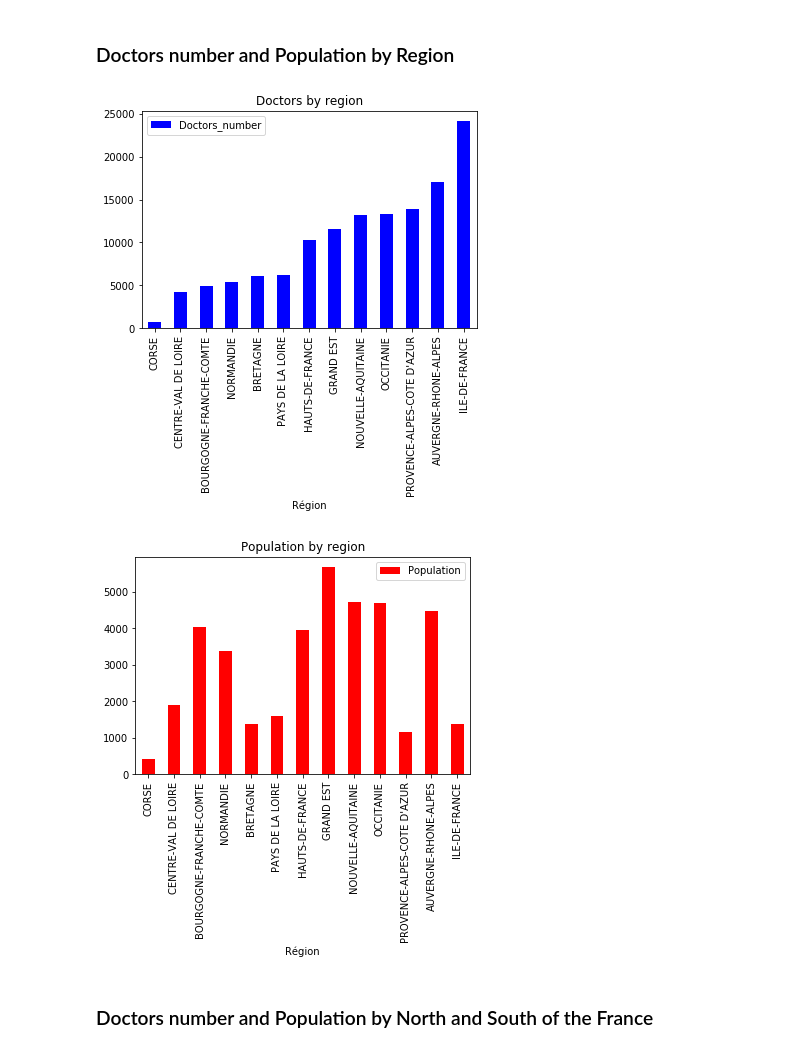
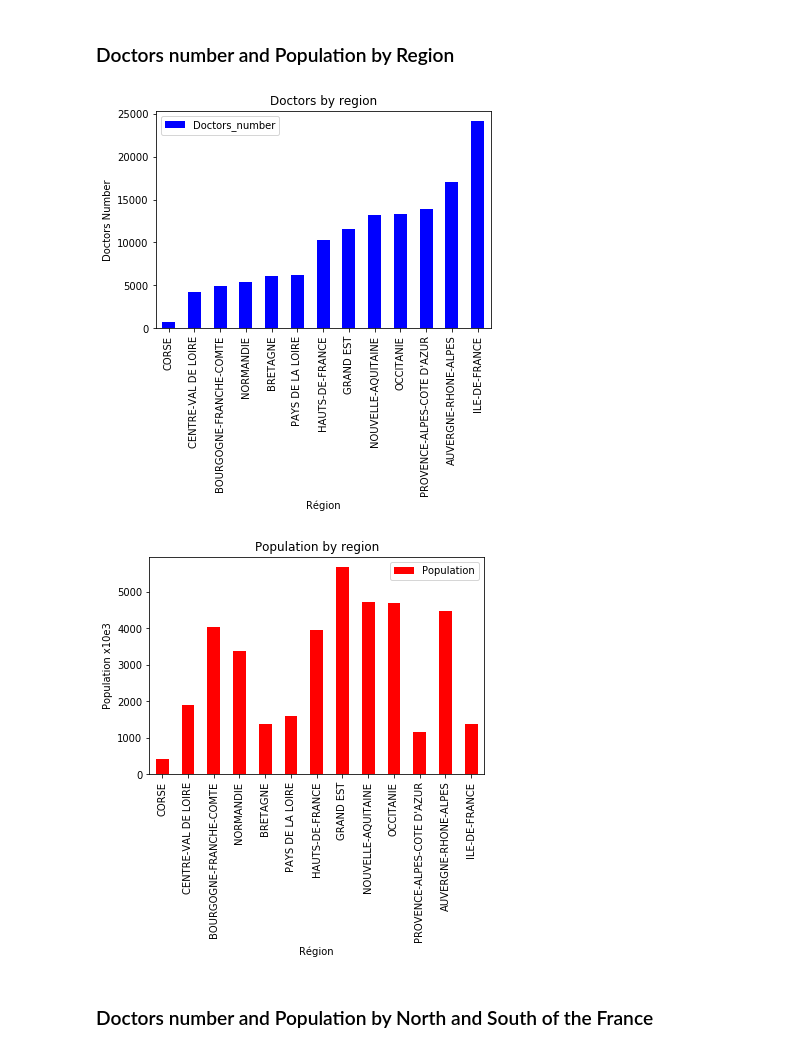
Before and after one commit to DianeDrl/Capstone-Project-1, a Jupyter notebook: Capstone Project 1.ipynb, the cells around one changed output. Cells and saved outputs as stored; diff of their text form; code cells hidden in the pictures.

```diff
--- a/Capstone Project 1.ipynb
+++ b/Capstone Project 1.ipynb
@@ -180,7 +180,7 @@ See the caveats in the documentation: http://pandas.pydata.org/pandas-docs/stabl
 # %%
 # Groupby population and zip code
-Groupby_zipcode=Municipalities.groupby('Code_postal')[['POPULATION']].sum()
-Groupby_zipcode.columns=['Population_Zipcode']
+Groupby_zipcode=Municipalities.groupby('Code_postal')[['POPULATION','SUPERFICIE']].sum()
+Groupby_zipcode.columns=['Population_Zipcode','SurfaceArea_Zipcode']
 # %%
 # Merging 'Population_Zipcode' with Municipalities
 Municipalities=pd.merge(Municipalities,Groupby_zipcode,left_on=['Code_postal'],right_on=['Code_postal'],how='left')
@@ -249,25 +333,16 @@ memory usage: 46.2+ MB
 # %% [markdown]
 ### Doctors number and Population by Region
 # %%
-# Groupby the number of doctors by region
-Doctors_number_by_region=Healthcares.groupby('Région')[['Code profession']].count()
-Doctors_number_by_region.columns=['Doctors_number']
-# Groupby the population by region
-Population_by_region=Municipalities.groupby('NOM_REG')[['POPULATION']].count()
-Population_by_region.columns=['Population']
-#print(Population_by_region)
-# Merge both datasets
-Population_Doctors_by_region=Doctors_number_by_region.join(Population_by_region)
-Population_Doctors_by_region=Population_Doctors_by_region.sort_values('Doctors_number')
-# print(Population_Doctors_by_region)
 Population_Doctors_by_region.plot(y='Doctors_number',kind='bar',color='b')
 plt.title('Doctors by region')
+plt.ylabel('Doctors Number')
 plt.show()
 Population_Doctors_by_region.plot(y='Population',kind='bar',color='r')
 plt.title('Population by region')
+plt.ylabel('Population x10e3')
 plt.show()
 # %% [output]
-[figure, old version]
+[figure, new version]
-[figure, old version]
+[figure, new version]
 # %% [markdown]
 ### Doctors number and Population by North and South of the France
```
Also changed, not shown: parts of 21 cells of this notebook, 1 other file.
